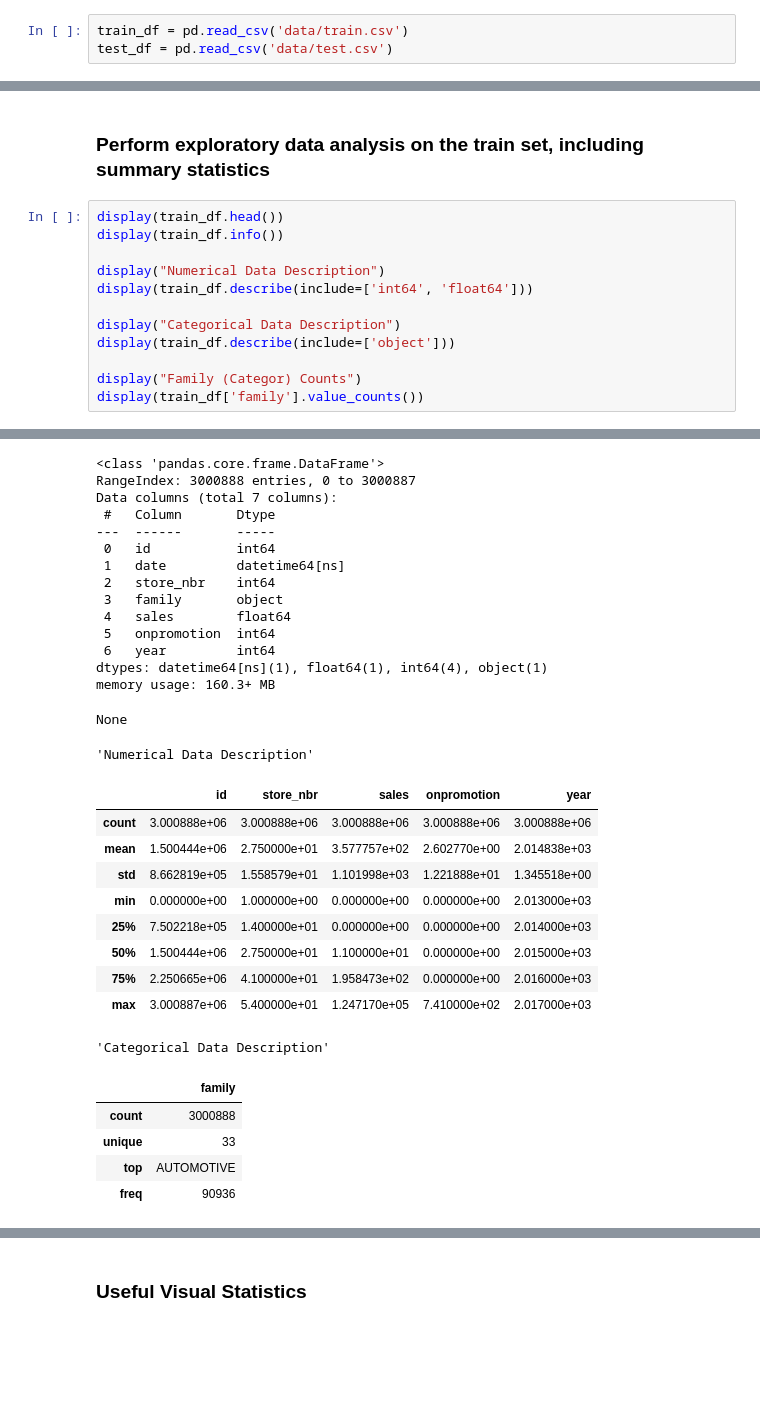
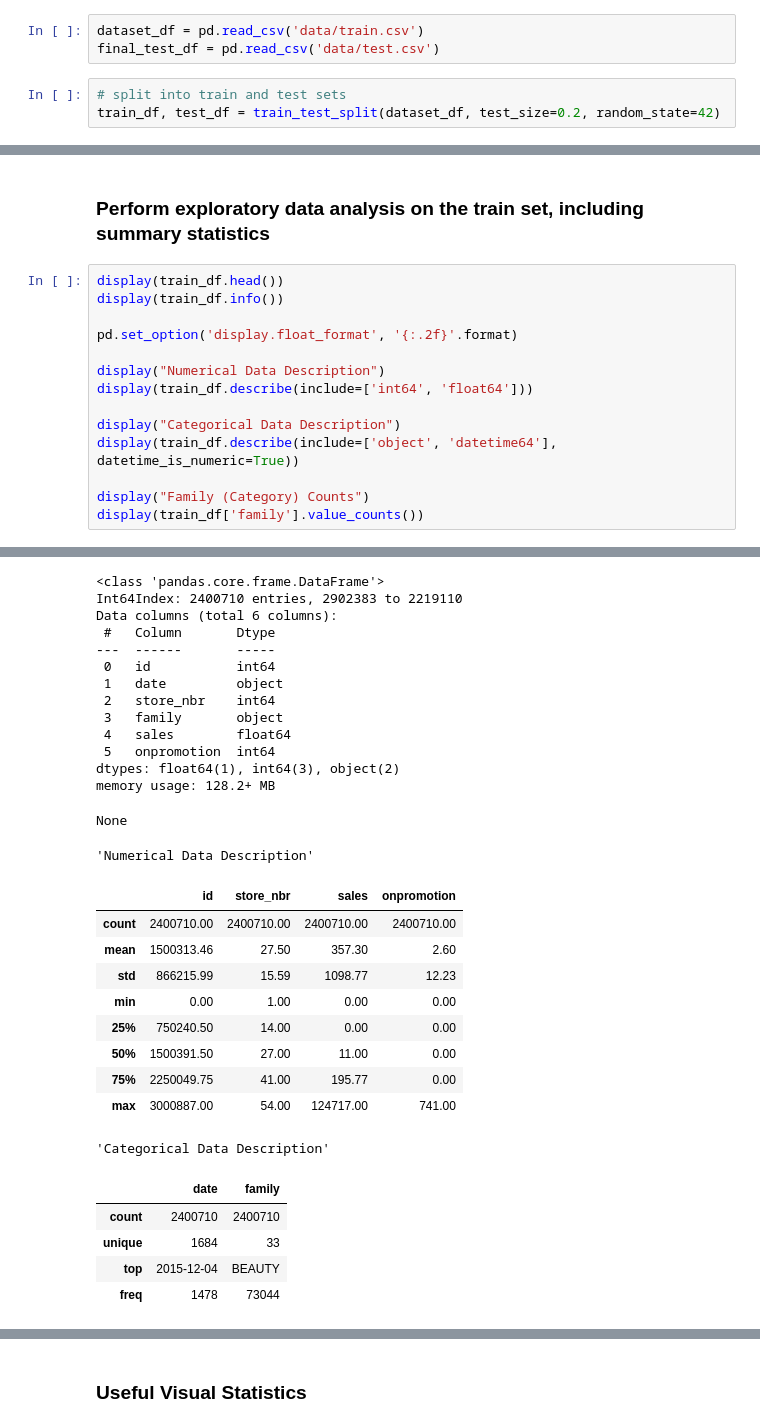
Before and after one commit to saraprettyman/Machine_Learning_Financial_Forcasting, a Jupyter notebook: project_submission.ipynb, the cells around one changed output, grey strips where cells are left out. Saved outputs shown, nothing was run; the diff lists cells and outputs as text; blank space fills up the shorter version.

```diff
--- a/project_submission.ipynb
+++ b/project_submission.ipynb
@@ -70,6 +71,9 @@ import seaborn as sns
 # %%
-train_df = pd.read_csv('data/train.csv')
-test_df = pd.read_csv('data/test.csv')
+dataset_df = pd.read_csv('data/train.csv')
+final_test_df = pd.read_csv('data/test.csv')
+# %%
+# split into train and test sets
+train_df, test_df = train_test_split(dataset_df, test_size=0.2, random_state=42)
 # %% [markdown]
 <!-- END QUESTION -->
 
@@ -85,13 +89,15 @@ test_df = pd.read_csv('data/test.csv')
 # %%
 display(train_df.head())
 display(train_df.info())
+
+pd.set_option('display.float_format', '{:.2f}'.format)
 
 display("Numerical Data Description")
 display(train_df.describe(include=['int64', 'float64']))
 
 display("Categorical Data Description")
-display(train_df.describe(include=['object']))
+display(train_df.describe(include=['object', 'datetime64'], datetime_is_numeric=True))
 
-display("Family (Categor) Counts")
+display("Family (Category) Counts")
 display(train_df['family'].value_counts())
 # %% [output]
@@ -104,31 +110,30 @@ display(train_df['family'].value_counts())
 <class 'pandas.core.frame.DataFrame'>
-RangeIndex: 3000888 entries, 0 to 3000887
-Data columns (total 7 columns):
+Int64Index: 2400710 entries, 2902383 to 2219110
+Data columns (total 6 columns):
  #   Column       Dtype
 ---  ------       -----
  0   id           int64
- 1   date         datetime64[ns]
+ 1   date         object
  2   store_nbr    int64
  3   family       object
  4   sales        float64
  5   onpromotion  int64
- 6   year         int64
-dtypes: datetime64[ns](1), float64(1), int64(4), object(1)
-memory usage: 160.3+ MB
+dtypes: float64(1), int64(3), object(2)
+memory usage: 128.2+ MB
 None
 'Numerical Data Description'
-|  | id | store_nbr | sales | onpromotion | year |
-| count | 3.000888e+06 | 3.000888e+06 | 3.000888e+06 | 3.000888e+06 | 3.000888e+06 |
-| mean | 1.500444e+06 | 2.750000e+01 | 3.577757e+02 | 2.602770e+00 | 2.014838e+03 |
-| std | 8.662819e+05 | 1.558579e+01 | 1.101998e+03 | 1.221888e+01 | 1.345518e+00 |
-| min | 0.000000e+00 | 1.000000e+00 | 0.000000e+00 | 0.000000e+00 | 2.013000e+03 |
-| 25% | 7.502218e+05 | 1.400000e+01 | 0.000000e+00 | 0.000000e+00 | 2.014000e+03 |
-| 50% | 1.500444e+06 | 2.750000e+01 | 1.100000e+01 | 0.000000e+00 | 2.015000e+03 |
-| 75% | 2.250665e+06 | 4.100000e+01 | 1.958473e+02 | 0.000000e+00 | 2.016000e+03 |
-| max | 3.000887e+06 | 5.400000e+01 | 1.247170e+05 | 7.410000e+02 | 2.017000e+03 |
+|  | id | store_nbr | sales | onpromotion |
+| count | 2400710.00 | 2400710.00 | 2400710.00 | 2400710.00 |
+| mean | 1500313.46 | 27.50 | 357.30 | 2.60 |
+| std | 866215.99 | 15.59 | 1098.77 | 12.23 |
+| min | 0.00 | 1.00 | 0.00 | 0.00 |
+| 25% | 750240.50 | 14.00 | 0.00 | 0.00 |
+| 50% | 1500391.50 | 27.00 | 11.00 | 0.00 |
+| 75% | 2250049.75 | 41.00 | 195.77 | 0.00 |
+| max | 3000887.00 | 54.00 | 124717.00 | 741.00 |
 'Categorical Data Description'
-|  | family |
-| count | 3000888 |
-| unique | 33 |
-| top | AUTOMOTIVE |
-| freq | 90936 |
+|  | date | family |
+| count | 2400710 | 2400710 |
+| unique | 1684 | 33 |
+| top | 2015-12-04 | BEAUTY |
+| freq | 1478 | 73044 |
```
Also changed, not shown: parts of 40 cells of this notebook.
